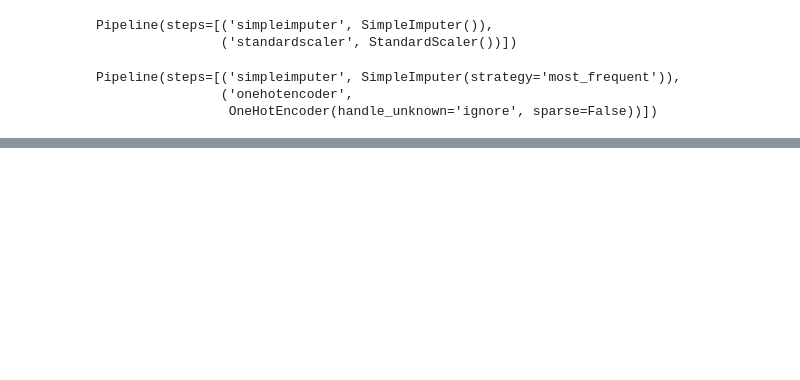
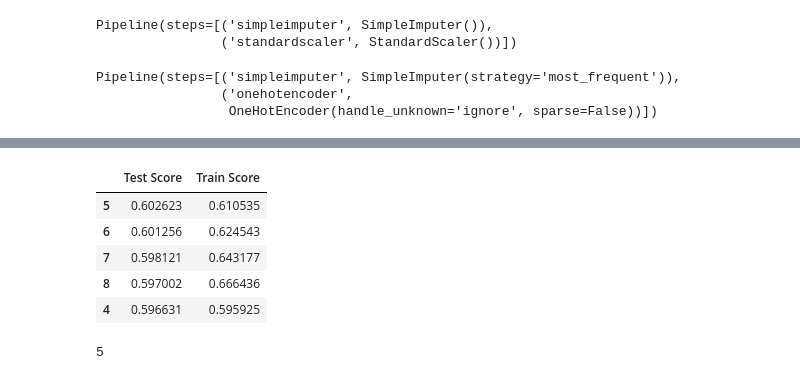
Before and after one commit to Beagan19/food-sales-predictions, a Jupyter notebook: food_sales_predictions_ML.ipynb, the cells around one changed output, grey strips where cells are left out. Drawn from its saved outputs; the diff is of its cells as text; code cells hidden in the pictures; blank space fills up the shorter version.

```diff
--- a/food_sales_predictions_ML.ipynb
+++ b/food_sales_predictions_ML.ipynb
@@ -230,0 +466,20 @@ array([[ 0.81724868, -0.71277507,  1.82810922, ...,  0.        ,
+# %%
+## Create a version on the scores dataframe
+## sorted by highest Test Scores
+sorted_scores = scores.sort_values(by='Test Score', ascending=False)
+## Display the first (5) rows of the dataframe
+sorted_scores.head()
+# %% [output]
+|  | Test Score | Train Score |
+| 5 | 0.602623 | 0.610535 |
+| 6 | 0.601256 | 0.624543 |
+| 7 | 0.598121 | 0.643177 |
+| 8 | 0.597002 | 0.666436 |
+| 4 | 0.596631 | 0.595925 |
+# %%
+## sort the dataframe by test scores and save the index (k) of the best score
+best_depth = sorted_scores.index[0]
+## Display best_depth
+best_depth
+# %% [output]
+5
```
Also changed, not shown: parts of 38 cells of this notebook.
